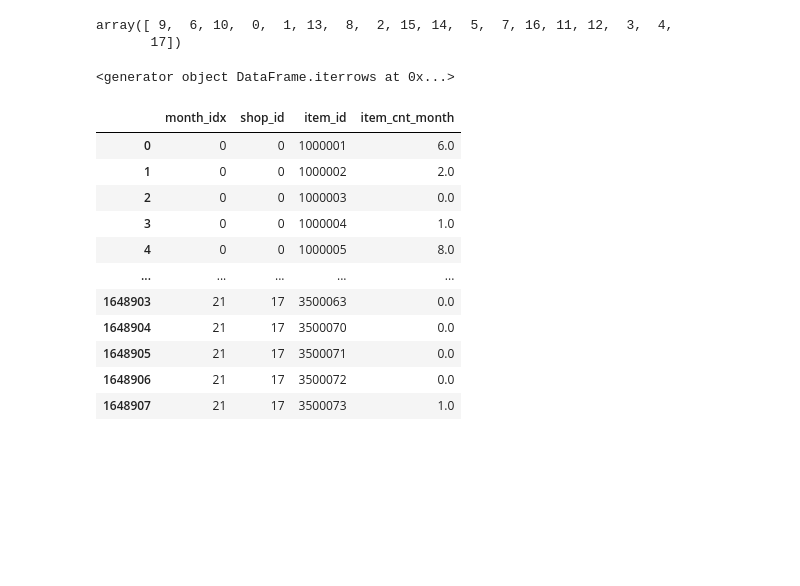
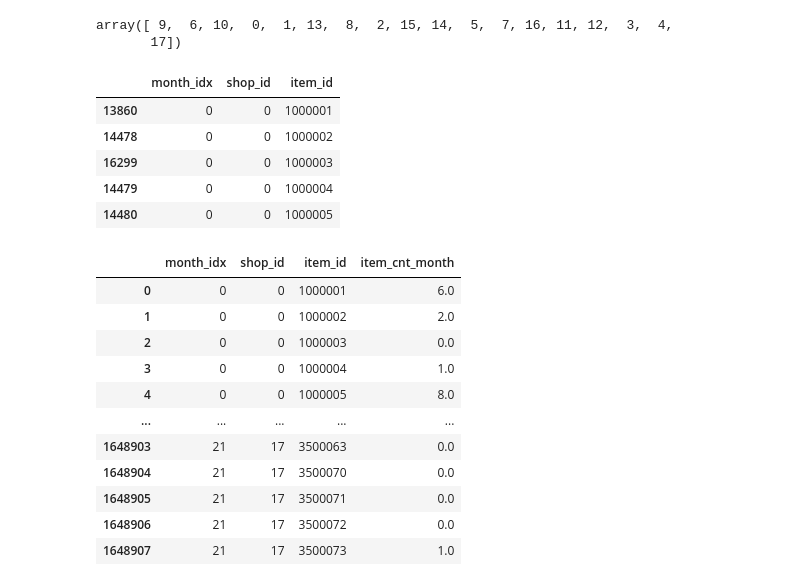
Before and after one commit to ducksfrogs/AIQuest, a Jupyter notebook: jup/pbl01_second-Copy1.ipynb, the cells around one changed output. Cells and saved outputs as stored; diff of their text form; code cells hidden in the pictures; blank space fills up the shorter version.

```diff
--- a/jup/pbl01_second-Copy1.ipynb
+++ b/jup/pbl01_second-Copy1.ipynb
@@ -235,9 +223,14 @@ matrix['item_id'] = matrix['item_id'].astype(np.int64)
 
 matrix.sort_values(cols, inplace=True)
 # %%
-matrix.iterrows()
+matrix.head()
 # %% [output]
-<generator object DataFrame.iterrows at 0x...>
+|  | month_idx | shop_id | item_id |
+| 13860 | 0 | 0 | 1000001 |
+| 14478 | 0 | 0 | 1000002 |
+| 16299 | 0 | 0 | 1000003 |
+| 14479 | 0 | 0 | 1000004 |
+| 14480 | 0 | 0 | 1000005 |
 # %%
 train['revenue'] = train['price'] * train['item_cnt_day']
 # %%
```
Also changed, not shown: parts of 23 cells of this notebook, 2 other files.
